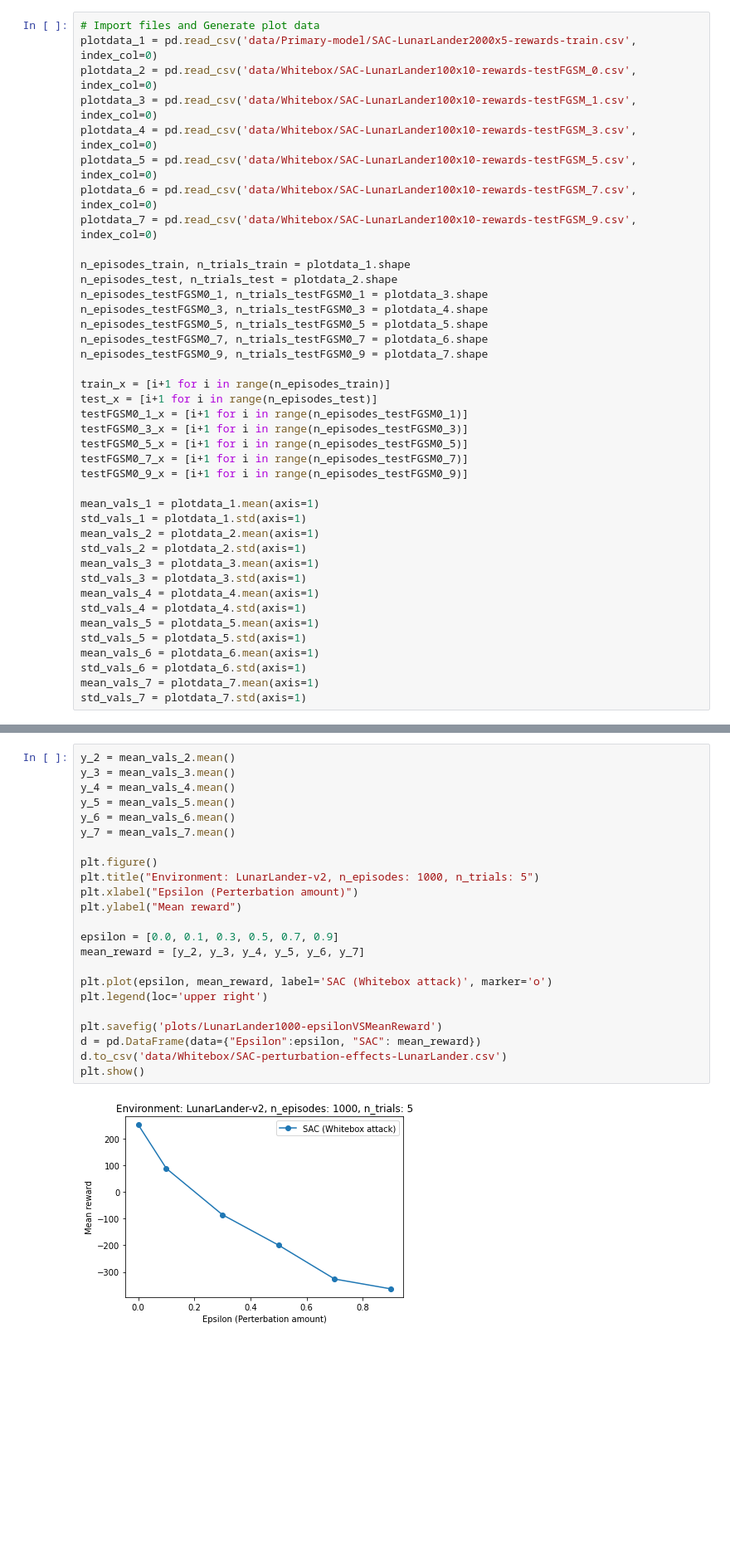
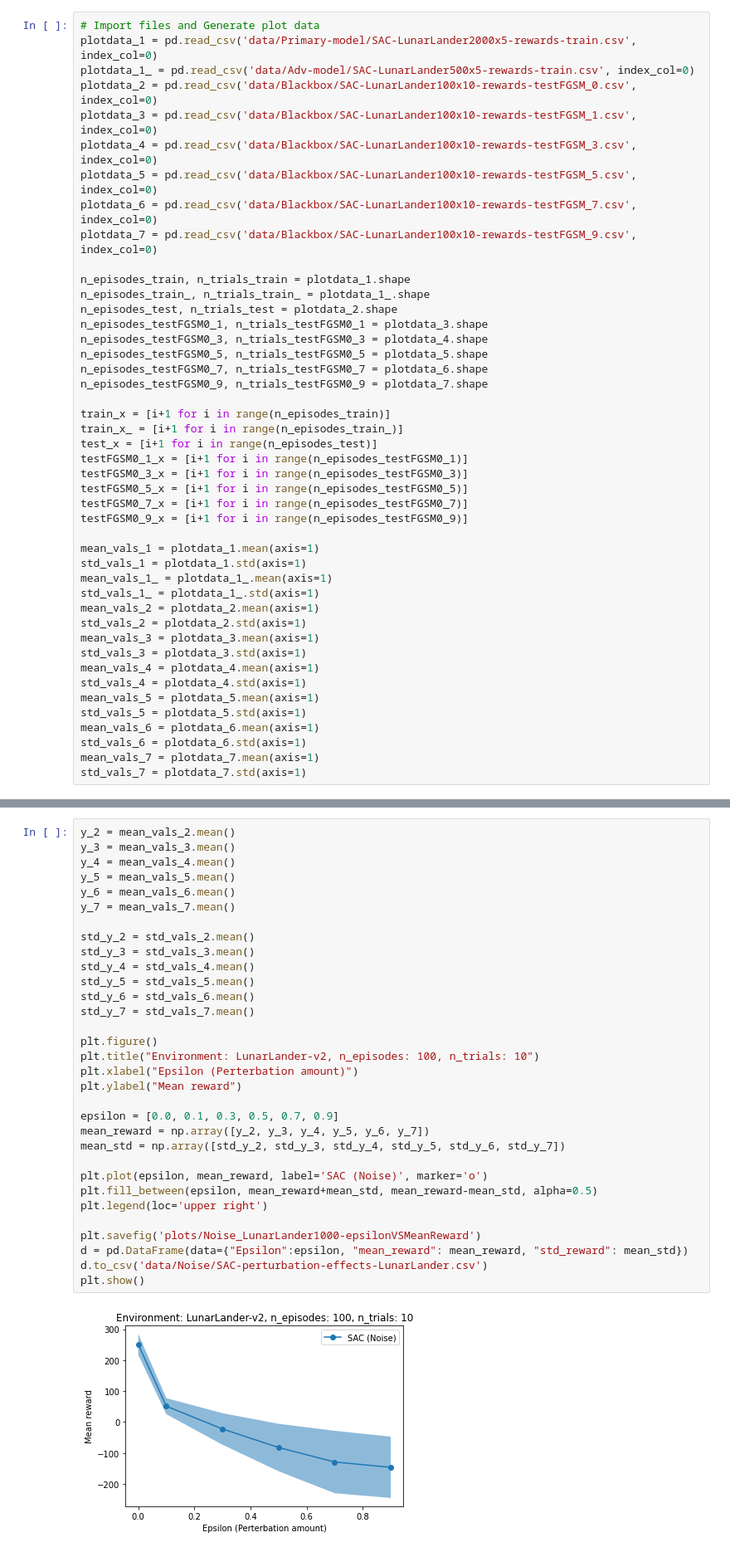
Before and after one commit to bhargavCSSE/adv-RL, a Jupyter notebook: Soft-Actor-Critic/plotter_matplotlib.ipynb, the cells around one changed output, grey strips where cells are left out. Shown: that part at 83% size. Saved outputs shown, nothing was run; the diff lists cells and outputs as text; blank space fills up the shorter version.

```diff
--- a/Soft-Actor-Critic/plotter_matplotlib.ipynb
+++ b/Soft-Actor-Critic/plotter_matplotlib.ipynb
@@ -12,14 +12,16 @@ def smoothing(arr, radius=10):
 # %%
 # Import files and Generate plot data
 plotdata_1 = pd.read_csv('data/Primary-model/SAC-LunarLander2000x5-rewards-train.csv', index_col=0)
-plotdata_2 = pd.read_csv('data/Whitebox/SAC-LunarLander100x10-rewards-testFGSM_0.csv', index_col=0)
-plotdata_3 = pd.read_csv('data/Whitebox/SAC-LunarLander100x10-rewards-testFGSM_1.csv', index_col=0)
-plotdata_4 = pd.read_csv('data/Whitebox/SAC-LunarLander100x10-rewards-testFGSM_3.csv', index_col=0)
-plotdata_5 = pd.read_csv('data/Whitebox/SAC-LunarLander100x10-rewards-testFGSM_5.csv', index_col=0)
-plotdata_6 = pd.read_csv('data/Whitebox/SAC-LunarLander100x10-rewards-testFGSM_7.csv', index_col=0)
-plotdata_7 = pd.read_csv('data/Whitebox/SAC-LunarLander100x10-rewards-testFGSM_9.csv', index_col=0)
+plotdata_1_ = pd.read_csv('data/Adv-model/SAC-LunarLander500x5-rewards-train.csv', index_col=0)
+plotdata_2 = pd.read_csv('data/Blackbox/SAC-LunarLander100x10-rewards-testFGSM_0.csv', index_col=0)
+plotdata_3 = pd.read_csv('data/Blackbox/SAC-LunarLander100x10-rewards-testFGSM_1.csv', index_col=0)
+plotdata_4 = pd.read_csv('data/Blackbox/SAC-LunarLander100x10-rewards-testFGSM_3.csv', index_col=0)
+plotdata_5 = pd.read_csv('data/Blackbox/SAC-LunarLander100x10-rewards-testFGSM_5.csv', index_col=0)
+plotdata_6 = pd.read_csv('data/Blackbox/SAC-LunarLander100x10-rewards-testFGSM_7.csv', index_col=0)
+plotdata_7 = pd.read_csv('data/Blackbox/SAC-LunarLander100x10-rewards-testFGSM_9.csv', index_col=0)
 
 n_episodes_train, n_trials_train = plotdata_1.shape
+n_episodes_train_, n_trials_train_ = plotdata_1_.shape
 n_episodes_test, n_trials_test = plotdata_2.shape
 n_episodes_testFGSM0_1, n_trials_testFGSM0_1 = plotdata_3.shape
 n_episodes_testFGSM0_3, n_trials_testFGSM0_3 = plotdata_4.shape
@@ -28,6 +30,7 @@ n_episodes_testFGSM0_7, n_trials_testFGSM0_7 = plotdata_6.shape
 n_episodes_testFGSM0_9, n_trials_testFGSM0_9 = plotdata_7.shape
 
 train_x = [i+1 for i in range(n_episodes_train)]
+train_x_ = [i+1 for i in range(n_episodes_train_)]
 test_x = [i+1 for i in range(n_episodes_test)]
 testFGSM0_1_x = [i+1 for i in range(n_episodes_testFGSM0_1)]
 testFGSM0_3_x = [i+1 for i in range(n_episodes_testFGSM0_3)]
@@ -37,6 +40,8 @@ testFGSM0_9_x = [i+1 for i in range(n_episodes_testFGSM0_9)]
 
 mean_vals_1 = plotdata_1.mean(axis=1)
 std_vals_1 = plotdata_1.std(axis=1)
+mean_vals_1_ = plotdata_1_.mean(axis=1)
+std_vals_1_ = plotdata_1_.std(axis=1)
 mean_vals_2 = plotdata_2.mean(axis=1)
 std_vals_2 = plotdata_2.std(axis=1)
 mean_vals_3 = plotdata_3.mean(axis=1)
@@ -123,25 +134,34 @@ plt.show()
 # %%
 y_2 = mean_vals_2.mean()
 y_3 = mean_vals_3.mean()
 y_4 = mean_vals_4.mean()
 y_5 = mean_vals_5.mean()
 y_6 = mean_vals_6.mean()
 y_7 = mean_vals_7.mean()
 
+std_y_2 = std_vals_2.mean()
+std_y_3 = std_vals_3.mean()
+std_y_4 = std_vals_4.mean()
+std_y_5 = std_vals_5.mean()
+std_y_6 = std_vals_6.mean()
+std_y_7 = std_vals_7.mean()
+
 plt.figure()
-plt.title("Environment: LunarLander-v2, n_episodes: 1000, n_trials: 5")
+plt.title("Environment: LunarLander-v2, n_episodes: 100, n_trials: 10")
 plt.xlabel("Epsilon (Perterbation amount)")
 plt.ylabel("Mean reward")
 
 epsilon = [0.0, 0.1, 0.3, 0.5, 0.7, 0.9]
-mean_reward = [y_2, y_3, y_4, y_5, y_6, y_7]
+mean_reward = np.array([y_2, y_3, y_4, y_5, y_6, y_7])
+mean_std = np.array([std_y_2, std_y_3, std_y_4, std_y_5, std_y_6, std_y_7])
 
-plt.plot(epsilon, mean_reward, label='SAC (Whitebox attack)', marker='o')
+plt.plot(epsilon, mean_reward, label='SAC (Noise)', marker='o')
+plt.fill_between(epsilon, mean_reward+mean_std, mean_reward-mean_std, alpha=0.5)
 plt.legend(loc='upper right')
 
-plt.savefig('plots/LunarLander1000-epsilonVSMeanReward')
-d = pd.DataFrame(data={"Epsilon":epsilon, "SAC": mean_reward})
-d.to_csv('data/Whitebox/SAC-perturbation-effects-LunarLander.csv')
+plt.savefig('plots/Noise_LunarLander1000-epsilonVSMeanReward')
+d = pd.DataFrame(data={"Epsilon":epsilon, "mean_reward": mean_reward, "std_reward": mean_std})
+d.to_csv('data/Noise/SAC-perturbation-effects-LunarLander.csv')
 plt.show()
 # %% [output]
-[figure, old version]
+[figure, new version]
```
Also changed, not shown: parts of 2 cells of this notebook, 45 other files.
